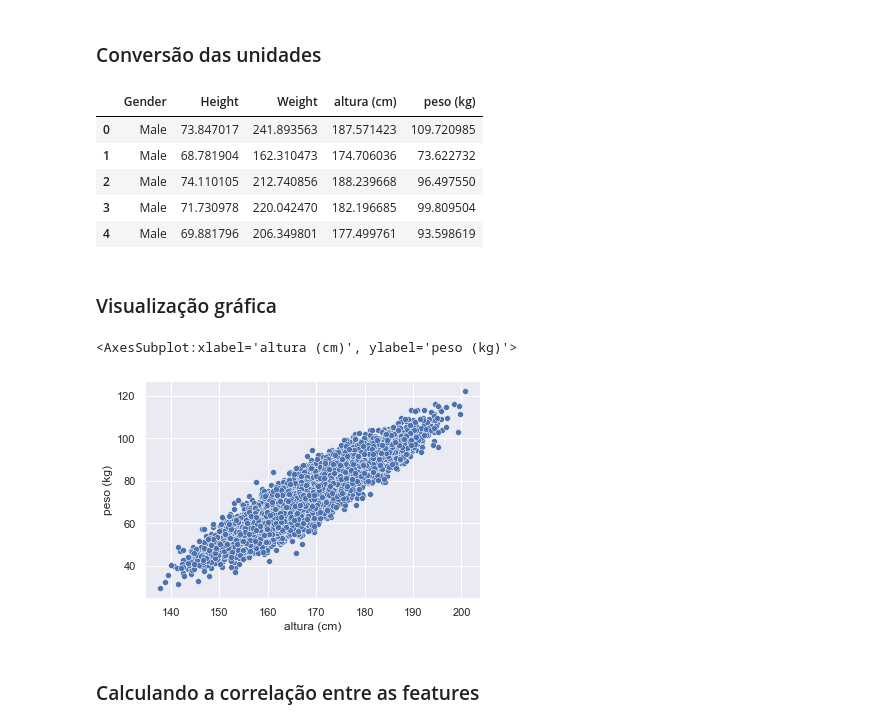
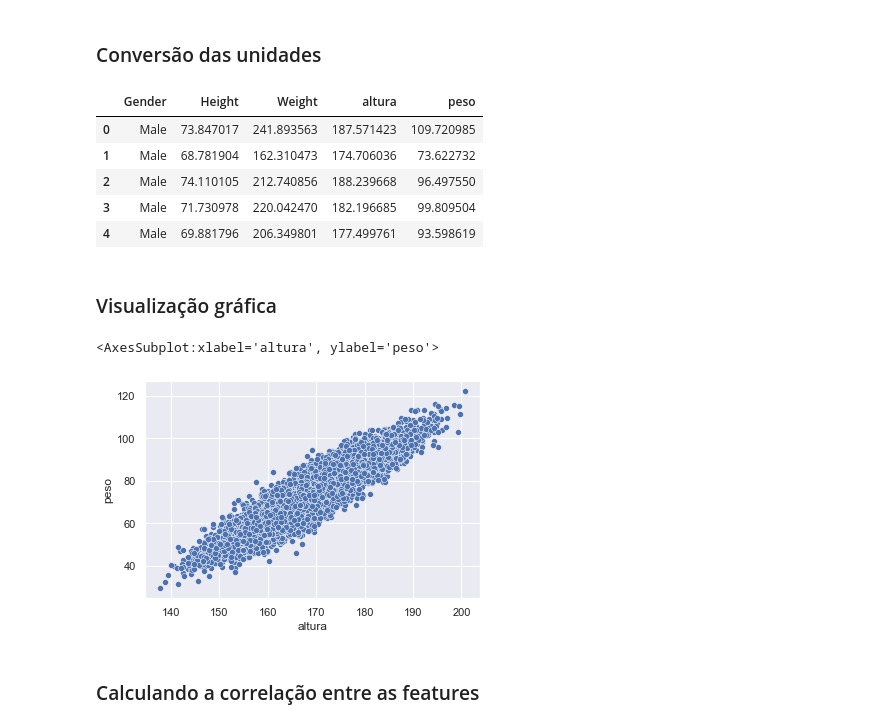
Before and after one commit to fabiobarreto-data-science/Data-Science---Let-s-Code, a Jupyter notebook: Regressão Linear Simples.ipynb, the cells around one changed output. Cells and saved outputs as stored; diff of their text form; code cells hidden in the pictures.

```diff
--- a/Regressão Linear Simples.ipynb
+++ b/Regressão Linear Simples.ipynb
@@ -197,12 +200,13 @@ df.head()
 # %% [markdown]
 ### Conversão das unidades
 # %%
-df['altura (cm)'] = df['Height'] * 2.54 # Transformação de polegas em centímetros.
-df['peso (kg)'] = df['Weight'] * 0.453592 # Transformação de libras para Kg.
+# Transformando para centímetros e kg
+df['altura'] = df['Height'] * 2.54
+df['peso'] = df['Weight'] * 0.453592
 # %%
 df.head()
 # %% [output]
-|  | Gender | Height | Weight | altura (cm) | peso (kg) |
+|  | Gender | Height | Weight | altura | peso |
 | 0 | Male | 73.847017 | 241.893563 | 187.571423 | 109.720985 |
 | 1 | Male | 68.781904 | 162.310473 | 174.706036 | 73.622732 |
 | 2 | Male | 74.110105 | 212.740856 | 188.239668 | 96.497550 |
@@ -211,10 +215,10 @@ df.head()
 # %% [markdown]
 ### Visualização gráfica
 # %%
-sns.scatterplot(data=df, x='altura (cm)', y='peso (kg)')
+sns.scatterplot(data=df, x='altura', y='peso') # Estimar o peso com base na altura.
 # %% [output]
-<AxesSubplot:xlabel='altura (cm)', ylabel='peso (kg)'>
+<AxesSubplot:xlabel='altura', ylabel='peso'>
-[figure, old version]
+[figure, new version]
 # %% [markdown]
 ### Calculando a correlação entre as features
 # %%
```
Also changed, not shown: parts of 46 cells of this notebook.
